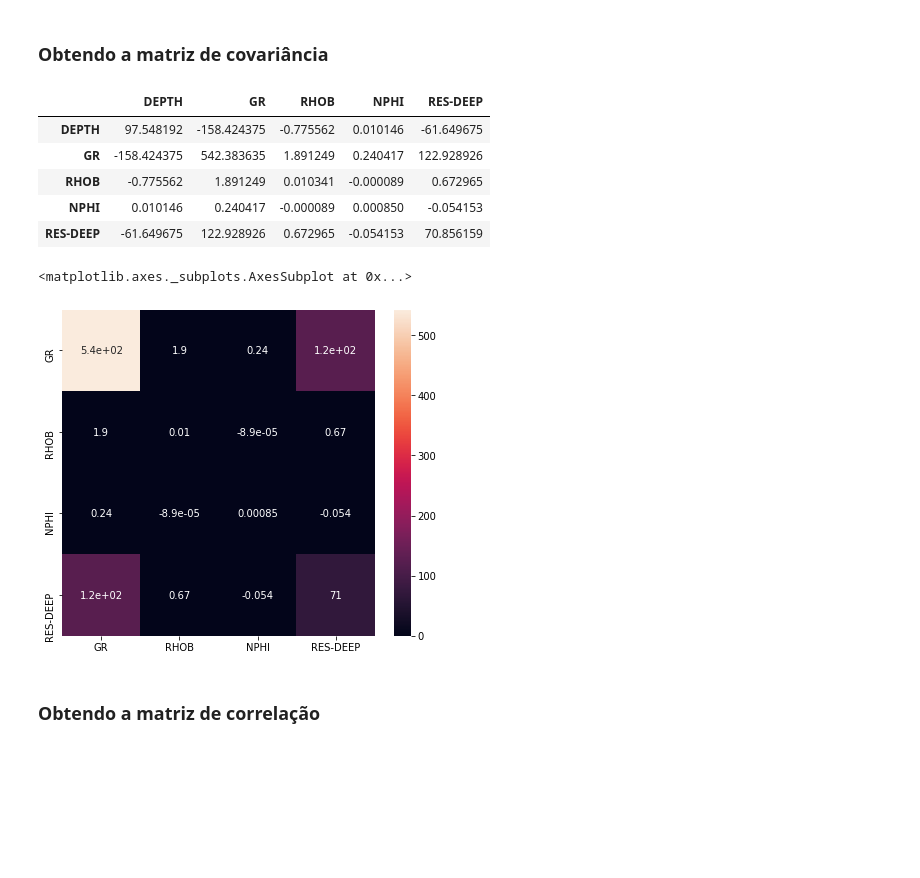
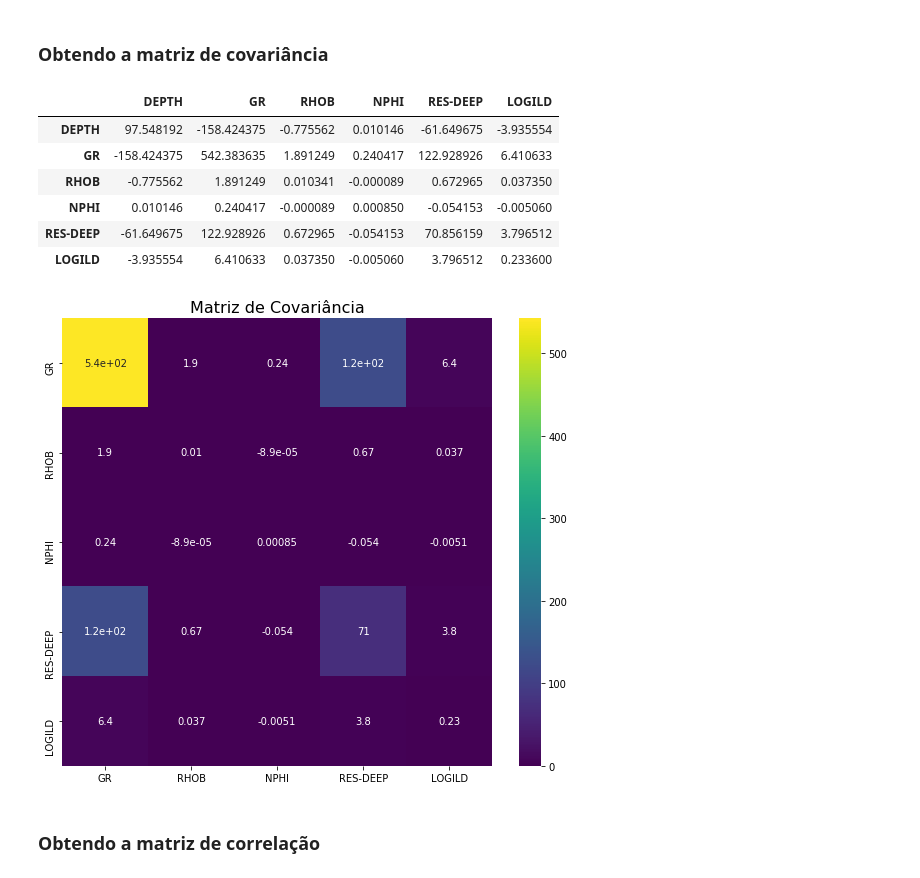
Before and after one commit to alexleogc/GEOD67_topicos_de_IA_2020, a Jupyter notebook: Análise de Dados (Revisão)/Análise_dataset_sandstone.ipynb, the cells around one changed output. Cells and saved outputs as stored; diff of their text form; code cells hidden in the pictures; blank space fills up the shorter version.

```diff
--- a/Análise de Dados (Revisão)/Análise_dataset_sandstone.ipynb
+++ b/Análise de Dados (Revisão)/Análise_dataset_sandstone.ipynb
@@ -108,0 +146,4 @@ plt.savefig('grafico-dispersão.png',dpi=250)
+# %%
+### Adicionando uma coluna que represente o logaritmo da resistivide
+df['LOGILD'] = np.log10(df['RES-DEEP'])
+df.head()
@@ -117,18 +165,21 @@ fig.savefig('pairplot.png',dpi=300)
 # %%
 df.cov()
 # %% [output]
-|  | DEPTH | GR | RHOB | NPHI | RES-DEEP |
-| DEPTH | 97.548192 | -158.424375 | -0.775562 | 0.010146 | -61.649675 |
-| GR | -158.424375 | 542.383635 | 1.891249 | 0.240417 | 122.928926 |
-| RHOB | -0.775562 | 1.891249 | 0.010341 | -0.000089 | 0.672965 |
-| NPHI | 0.010146 | 0.240417 | -0.000089 | 0.000850 | -0.054153 |
-| RES-DEEP | -61.649675 | 122.928926 | 0.672965 | -0.054153 | 70.856159 |
+|  | DEPTH | GR | RHOB | NPHI | RES-DEEP | LOGILD |
+| DEPTH | 97.548192 | -158.424375 | -0.775562 | 0.010146 | -61.649675 | -3.935554 |
+| GR | -158.424375 | 542.383635 | 1.891249 | 0.240417 | 122.928926 | 6.410633 |
+| RHOB | -0.775562 | 1.891249 | 0.010341 | -0.000089 | 0.672965 | 0.037350 |
+| NPHI | 0.010146 | 0.240417 | -0.000089 | 0.000850 | -0.054153 | -0.005060 |
+| RES-DEEP | -61.649675 | 122.928926 | 0.672965 | -0.054153 | 70.856159 | 3.796512 |
+| LOGILD | -3.935554 | 6.410633 | 0.037350 | -0.005060 | 3.796512 | 0.233600 |
 # %%
-fig,axes = plt.subplots(figsize=(7,6))
-sns.heatmap(df[df.columns[1:]].cov(),ax=axes,annot=True)
+fig,axes = plt.subplots(figsize=(8,7))
+sns.heatmap(df[df.columns[1:]].cov(),cmap='viridis',ax=axes,annot=True)
+axes.set_title('Matriz de Covariância',fontsize=16)
+fig.tight_layout()
+fig.savefig('Matriz de Covariância.png',dpi=250)
 # %% [output]
-<matplotlib.axes._subplots.AxesSubplot at 0x...>
-[figure, old version]
+[figure, new version]
 # %% [markdown]
 ### Obtendo a matriz de correlação
 # %%
```
Also changed, not shown: parts of 9 cells of this notebook.
